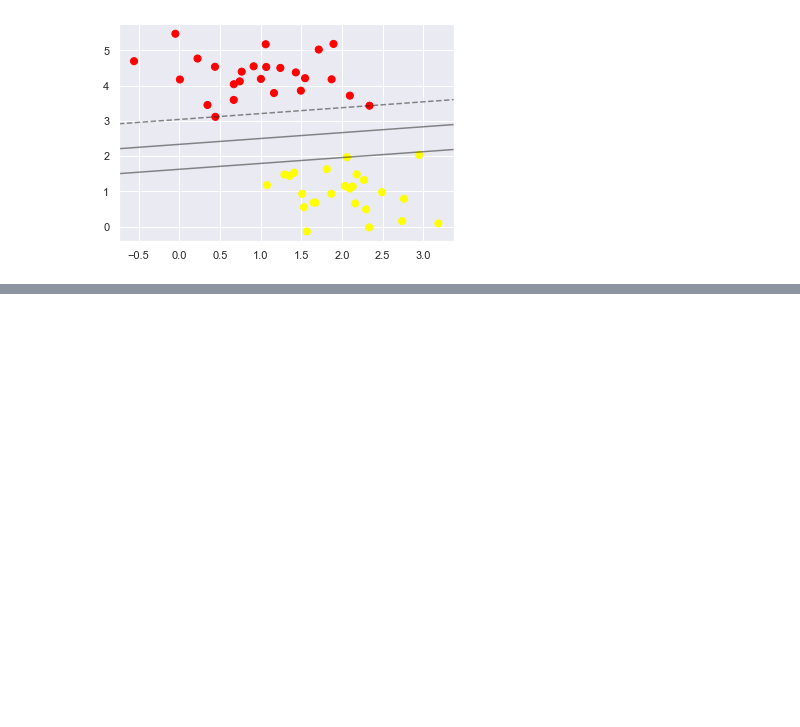
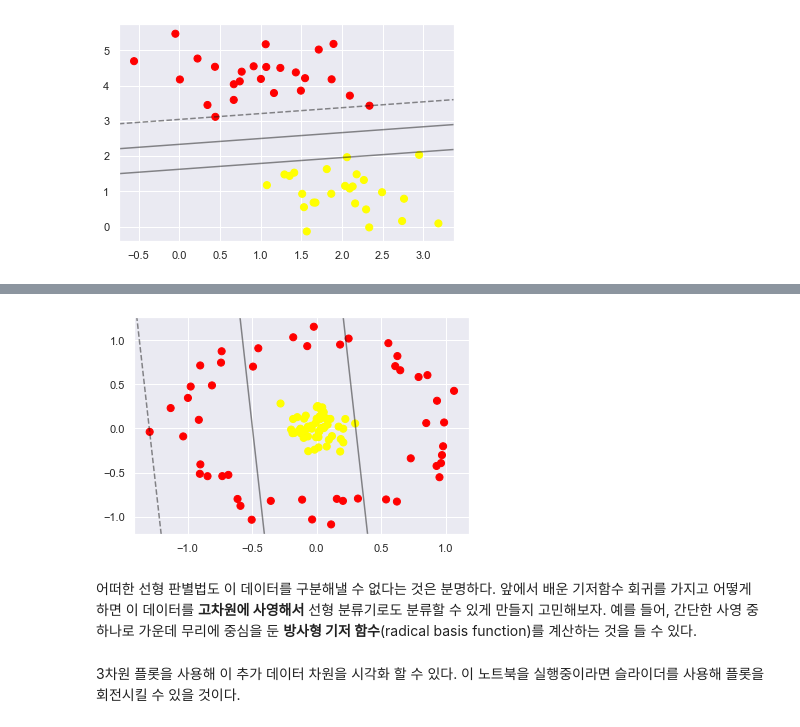
Before and after one commit to jiyeoon/TIL, a Jupyter notebook: data_science_handbook/서포트벡터머신.ipynb, the cells around one changed output, grey strips where cells are left out. Saved outputs shown, nothing was run; the diff lists cells and outputs as text; code cells hidden in the pictures; blank space fills up the shorter version.

```diff
--- a/data_science_handbook/서포트벡터머신.ipynb
+++ b/data_science_handbook/서포트벡터머신.ipynb
@@ -91,0 +138,13 @@ plot_svc_decision_function(model);
+# %%
+from sklearn.datasets.samples_generator import make_circles
+
+X, y = make_circles(100, factor=.1, noise=.1)
+
+clf = SVC(kernel='linear').fit(X, y)
+
+plt.scatter(X[:, 0], X[:, 1], c=y, s=50, cmap='autumn')
+plot_svc_decision_function(clf, plot_support=False);
+# %% [output]
+[figure, added]
+# %% [markdown]
+어떠한 선형 판별법도 이 데이터를 구분해낼 수 없다는 것은 분명하다. 앞에서 배운 기저함수 회귀를 가지고 어떻게 하면 이 데이터를 **고차원에 사영해서** 선형 분류기로도 분류할 수 있게 만들지 고민해보자. 예를 들어, 간단한 사영 중 하나로 가운데 무리에 중심을 둔 **방사형 기저 함수**(radical basis function)를 계산하는 것을 들 수 있다.
@@ -91,0 +153,2 @@ plot_svc_decision_function(model);
+# %% [markdown]
+3차원 플롯을 사용해 이 추가 데이터 차원을 시각화 할 수 있다. 이 노트북을 실행중이라면 슬라이더를 사용해 플롯을 회전시킬 수 있을 것이다.
```
Also changed, not shown: parts of 14 cells of this notebook.
